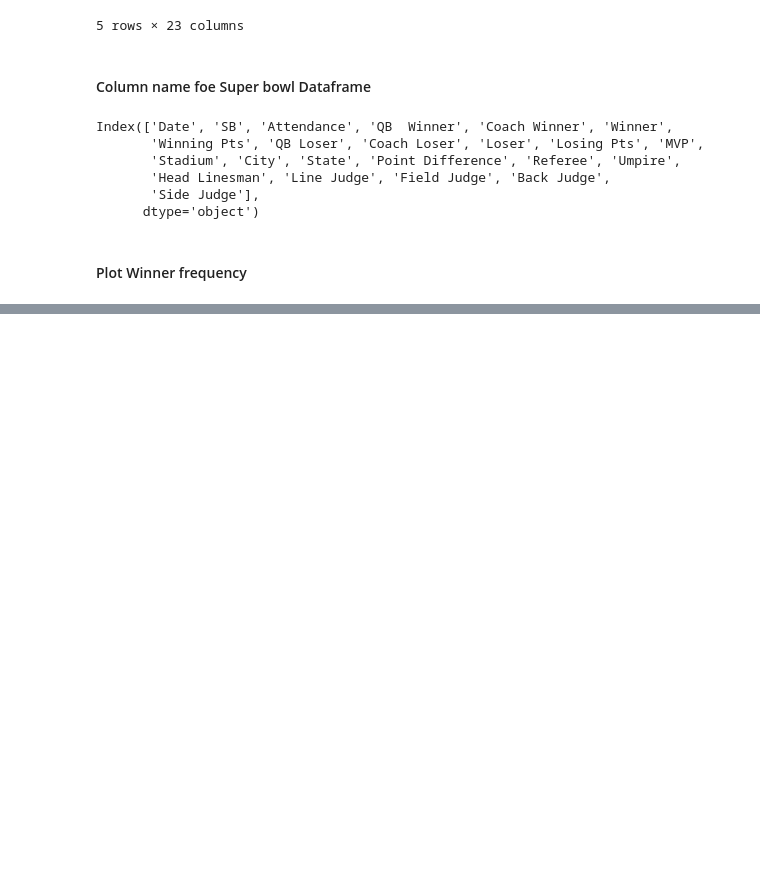
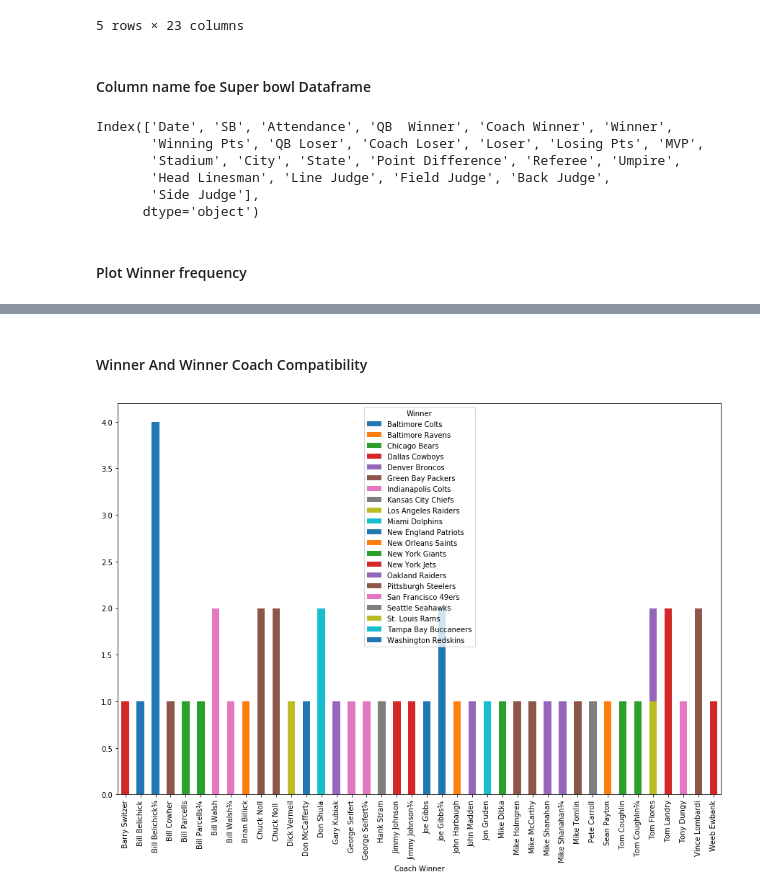
Before and after one commit to ArshadKhurshid/SuperBowl, a Jupyter notebook: SuperBowl.ipynb, the cells around one changed output, grey strips where cells are left out. Cells and saved outputs as stored; diff of their text form; code cells hidden in the pictures; blank space fills up the shorter version.

```diff
--- a/SuperBowl.ipynb
+++ b/SuperBowl.ipynb
@@ -48,0 +63,11 @@ plt.show()
+# %% [markdown]
+#### Winner And Winner Coach Compatibility
+# %%
+    WnCWinner =pd.crosstab(super_bowl['Coach Winner'], super_bowl['Winner'])
+WnCWinner.plot.bar(stacked=True)
+plt.legend(title='Winner')
+fig = plt.gcf()
+fig.set_size_inches(15,10)
+plt.show()
+# %% [output]
+[figure, added]
```
Also changed, not shown: parts of 4 cells of this notebook.
